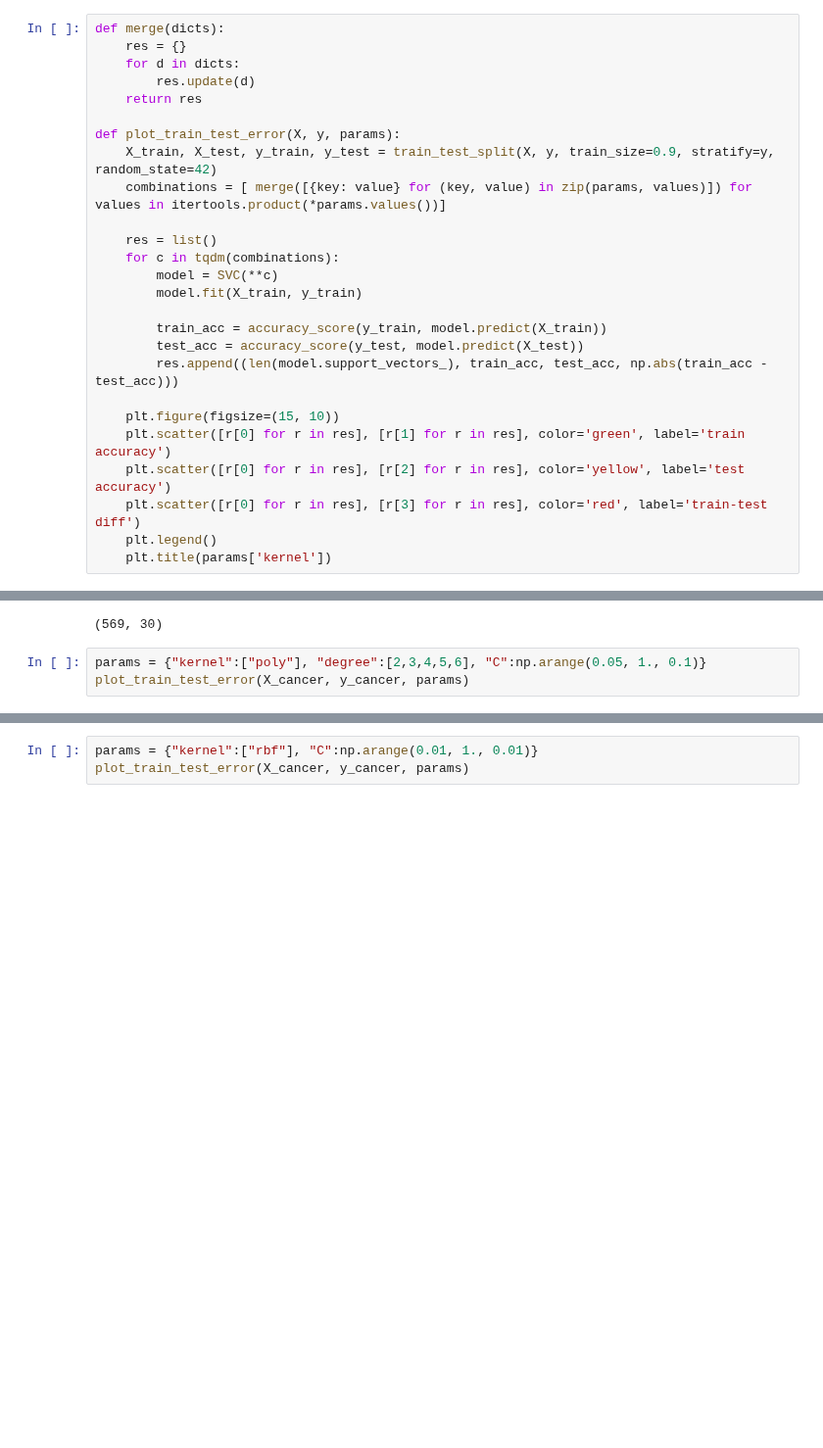
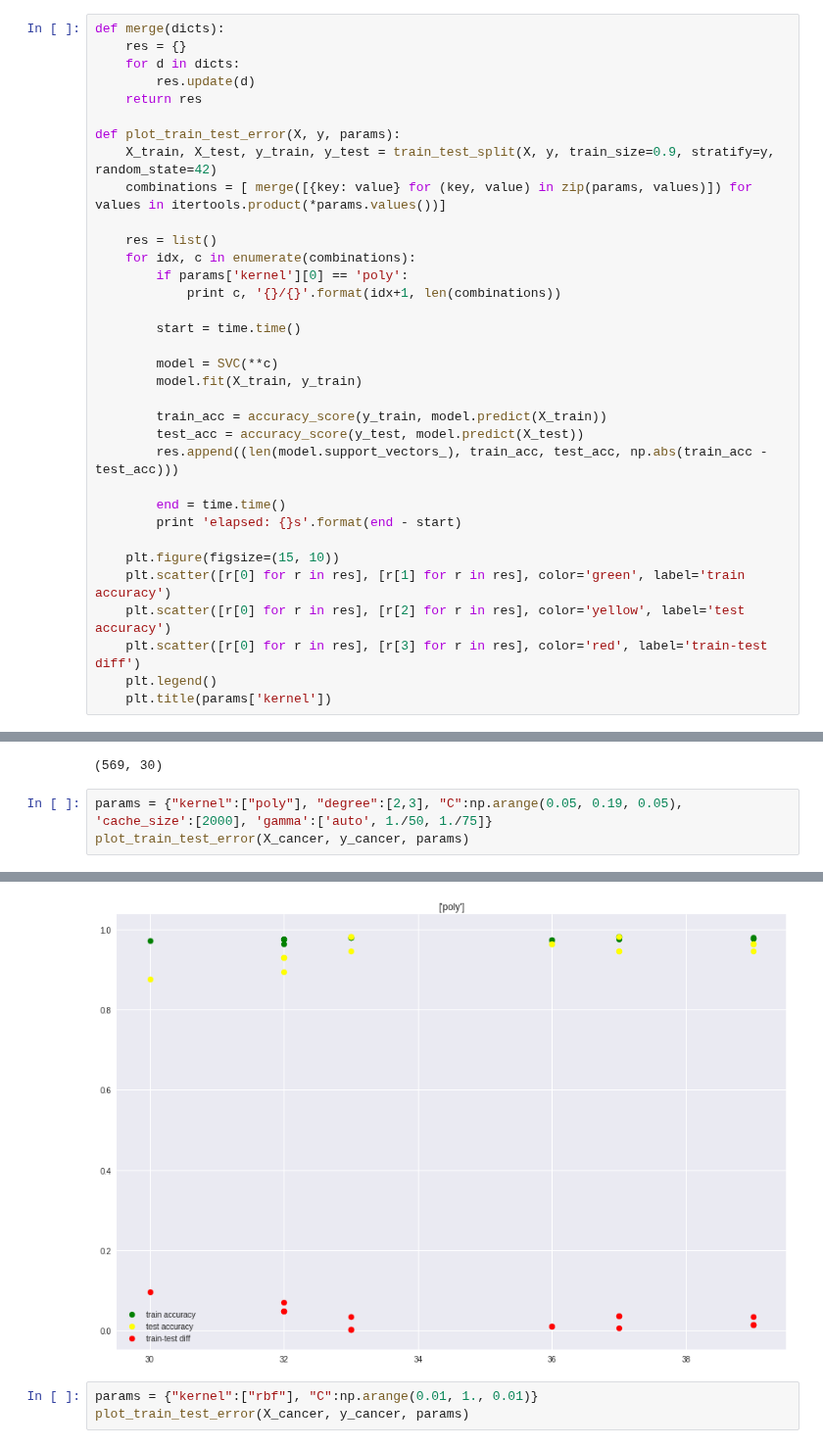
Before and after one commit to Vlad0922/ml_1_solutions, a Jupyter notebook: 6/SVM.ipynb, the cells around one changed output, grey strips where cells are left out. Shown at 98% size. Cells and saved outputs as stored; diff of their text form; blank space fills up the shorter version.

Commit message:
poly kernel

```diff
--- a/6/SVM.ipynb
+++ b/6/SVM.ipynb
@@ -98,7 +99,12 @@ def plot_train_test_error(X, y, params):
     combinations = [ merge([{key: value} for (key, value) in zip(params, values)]) for values in itertools.product(*params.values())]
 
     res = list()
-    for c in tqdm(combinations):
+    for idx, c in enumerate(combinations):
+        if params['kernel'][0] == 'poly':
+            print c, '{}/{}'.format(idx+1, len(combinations))
+
+        start = time.time()
+
         model = SVC(**c)
         model.fit(X_train, y_train)
 
@@ -106,6 +112,9 @@ def plot_train_test_error(X, y, params):
         test_acc = accuracy_score(y_test, model.predict(X_test))
         res.append((len(model.support_vectors_), train_acc, test_acc, np.abs(train_acc - test_acc)))
 
+        end = time.time()
+        print 'elapsed: {}s'.format(end - start)
+
     plt.figure(figsize=(15, 10))
     plt.scatter([r[0] for r in res], [r[1] for r in res], color='green', label='train accuracy')
     plt.scatter([r[0] for r in res], [r[2] for r in res], color='yellow', label='test accuracy')
@@ -122,5 +131,6 @@ print X_cancer.shape
 # %% [output]
 (569, 30)
 # %%
-params = {"kernel":["poly"], "degree":[2,3,4,5,6], "C":np.arange(0.05, 1., 0.1)}
+params = {"kernel":["poly"], "degree":[2,3], "C":np.arange(0.05, 0.19, 0.05), 'cache_size':[2000], 'gamma':['auto', 1./50, 1./75]}
 plot_train_test_error(X_cancer, y_cancer, params)
+# %% [output]
@@ -127,3 +154,4 @@ plot_train_test_error(X_cancer, y_cancer, params)
+[figure, added]
 # %%
 params = {"kernel":["rbf"], "C":np.arange(0.01, 1., 0.01)}
 plot_train_test_error(X_cancer, y_cancer, params)
```
Also changed, not shown: parts of 2 cells of this notebook.
